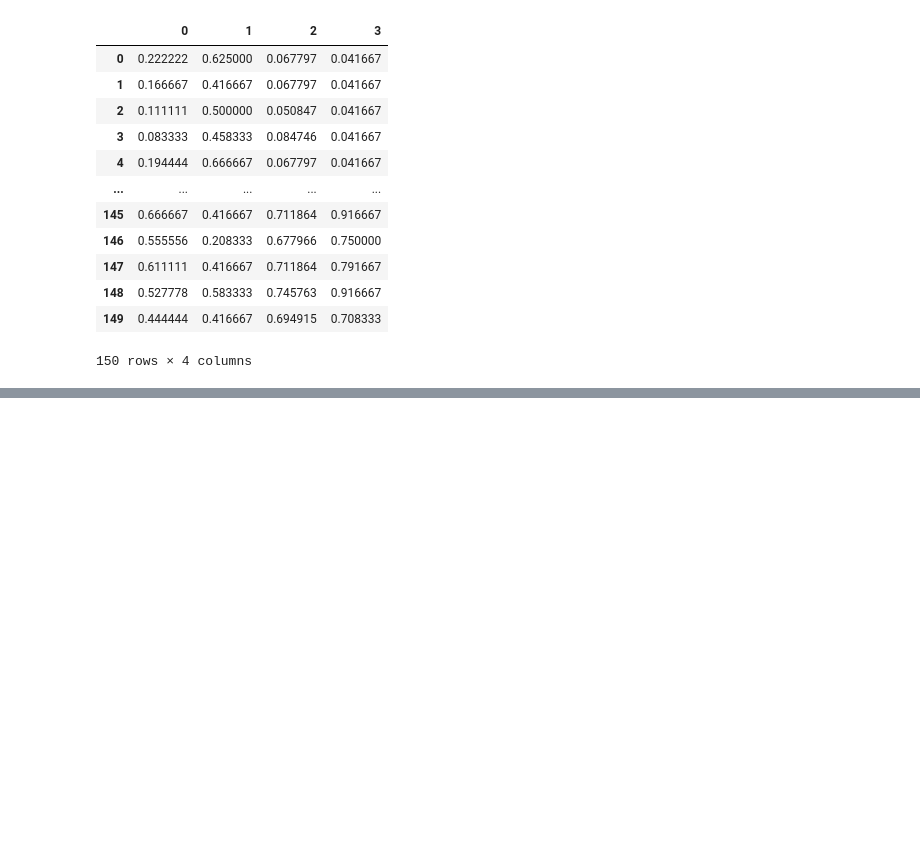
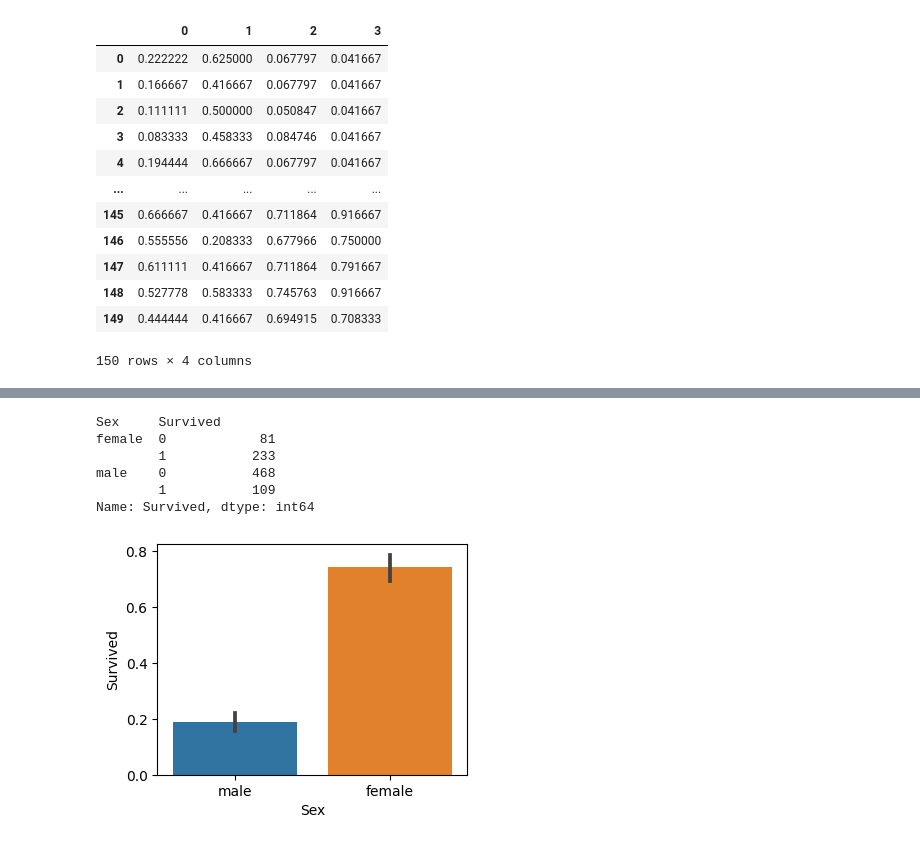
Before and after one commit to SCUTUM98/MachineLearning_Class, a Jupyter notebook: 0614_데이터전처리.ipynb, the cells around one changed output, grey strips where cells are left out. Cells and saved outputs as stored; diff of their text form; code cells hidden in the pictures; blank space fills up the shorter version.

Commit message:
titanic plt show

```diff
--- a/0614_데이터전처리.ipynb
+++ b/0614_데이터전처리.ipynb
@@ -102,0 +135,3 @@ df2
+# %%
+df = pd.read_csv('train_titanic.csv')
+df.info()
@@ -102,0 +158,5 @@ df2
+# %%
+df2 = df
+df['Age'].fillna(df2['Age'].mean(), inplace=True)
+df2['Cabin'].fillna('N', inplace = True)
+df2.isnull().sum()
@@ -102,0 +223,17 @@ df2
+# %%
+g = df2.groupby(['Sex', 'Survived'])
+g['Survived'].count()
+# %% [output]
+Sex     Survived
+female  0            81
+        1           233
+male    0           468
+        1           109
+Name: Survived, dtype: int64
+# %%
+plt.figure(figsize=(4,3))
+ax = plt.gca()
+sns.barplot(x='Sex', y='Survived', data=df, ax = ax)
+plt.show()
+# %% [output]
+[figure, added]
```
Also changed, not shown: parts of 14 cells of this notebook.
